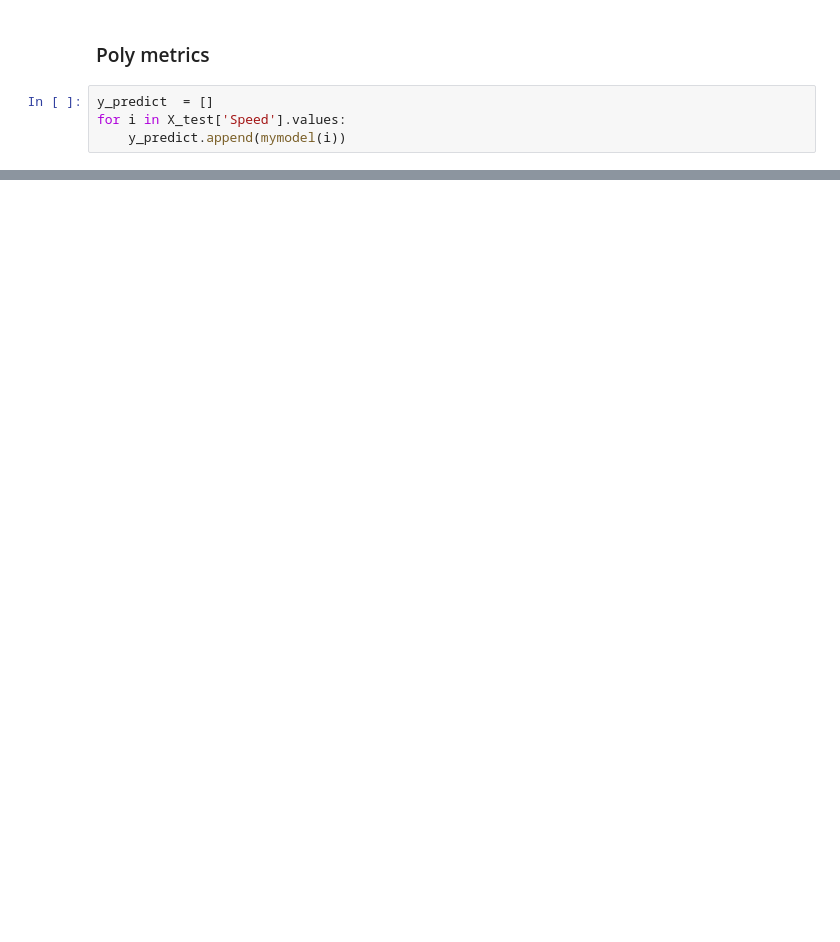
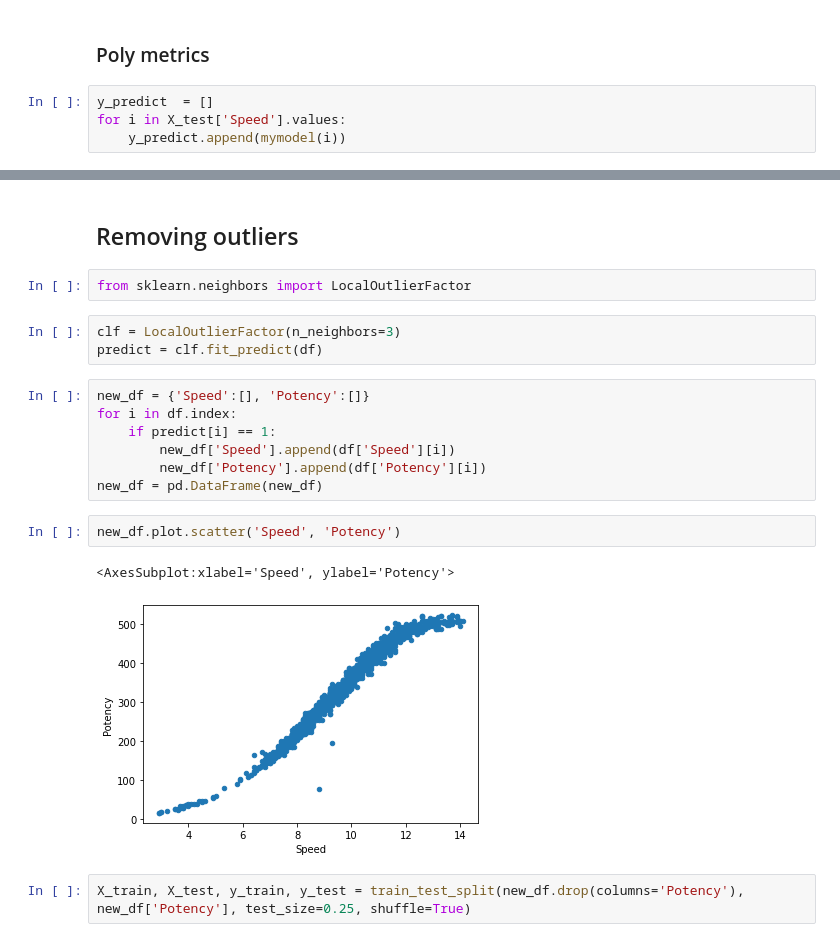
Before and after one commit to GeovaneBarros/Mentoria_Lead, a Jupyter notebook: exercicios4.ipynb, the cells around one changed output, grey strips where cells are left out. Saved outputs shown, nothing was run; the diff lists cells and outputs as text; blank space fills up the shorter version.

```diff
--- a/exercicios4.ipynb
+++ b/exercicios4.ipynb
@@ -88,0 +69,21 @@ np.sqrt(mean_squared_error(y_test, predict))
+# %% [markdown]
+## Removing outliers
+# %%
+from sklearn.neighbors import LocalOutlierFactor
+# %%
+clf = LocalOutlierFactor(n_neighbors=3)
+predict = clf.fit_predict(df)
+# %%
+new_df = {'Speed':[], 'Potency':[]}
+for i in df.index:
+    if predict[i] == 1:
+        new_df['Speed'].append(df['Speed'][i])
+        new_df['Potency'].append(df['Potency'][i])
+new_df = pd.DataFrame(new_df)
+# %%
+new_df.plot.scatter('Speed', 'Potency')
+# %% [output]
+<AxesSubplot:xlabel='Speed', ylabel='Potency'>
+[figure, added]
+# %%
+X_train, X_test, y_train, y_test = train_test_split(new_df.drop(columns='Potency'), new_df['Potency'], test_size=0.25, shuffle=True)
```
Also changed, not shown: parts of 27 cells of this notebook, 1 other file.
